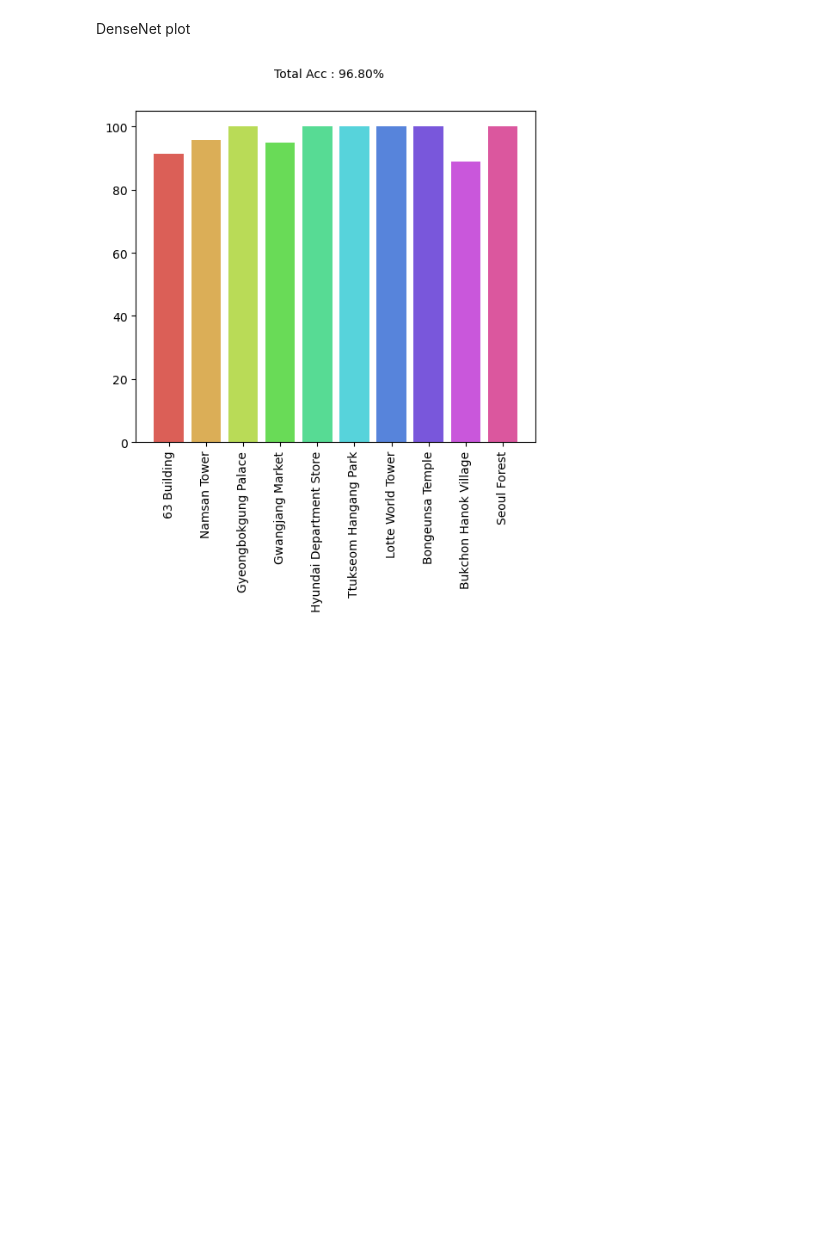
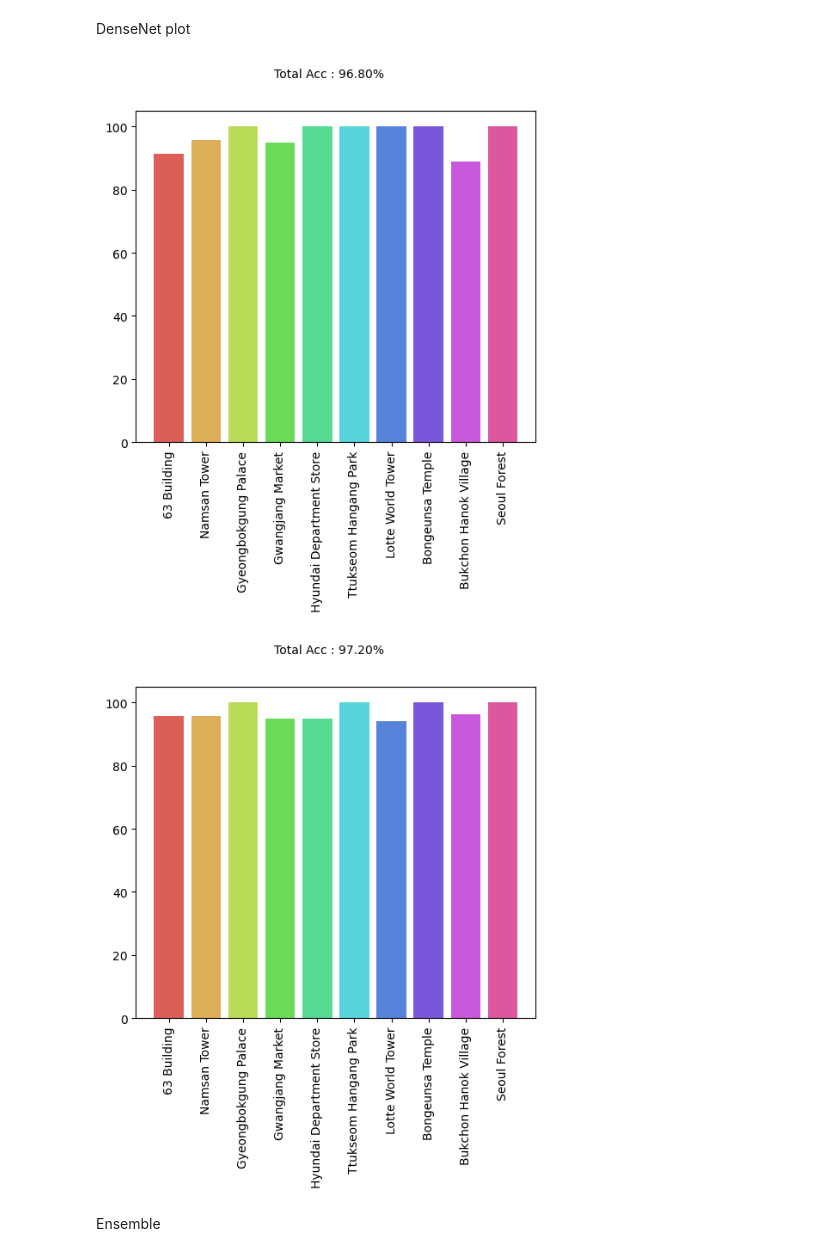
Before and after one commit to yunguks/KNU_AICOSS_bitso, a Jupyter notebook: bitdol_classification.ipynb, the cells around one changed output. Drawn from its saved outputs; the diff is of its cells as text; code cells hidden in the pictures; blank space fills up the shorter version.

```diff
--- a/bitdol_classification.ipynb
+++ b/bitdol_classification.ipynb
@@ -1016,3 +726,13 @@ history = inference(densenet,test_loader,device)
 fig = make_acc_bar(history)
 # %% [output]
 [figure]
+# %%
+checkpoint = torch.load('checkpoint/best_efficientb0_972.pth')
+effi_net.load_state_dict(checkpoint['model_state_dict'], strict=False)
+
+history = inference(effi_net,val_loader,device)
+fig = make_acc_bar(history)
+# %% [output]
+[figure, added]
+# %% [markdown]
+Ensemble
```
Also changed, not shown: parts of 31 cells of this notebook, 5 other files.
